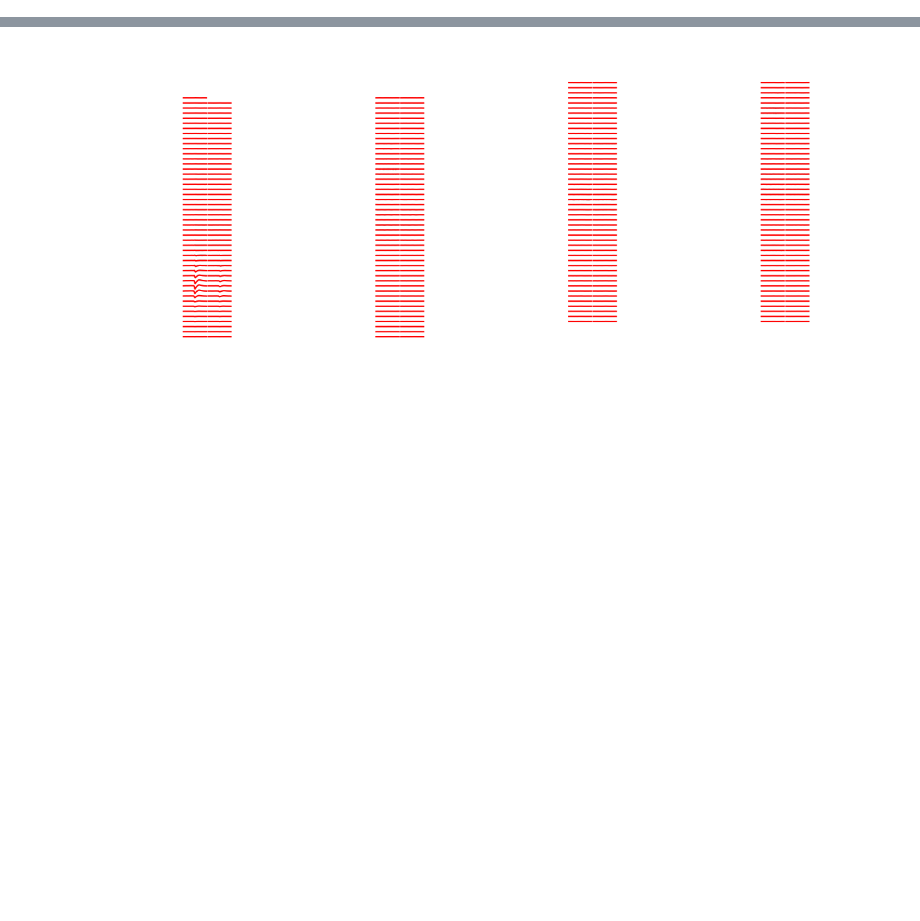
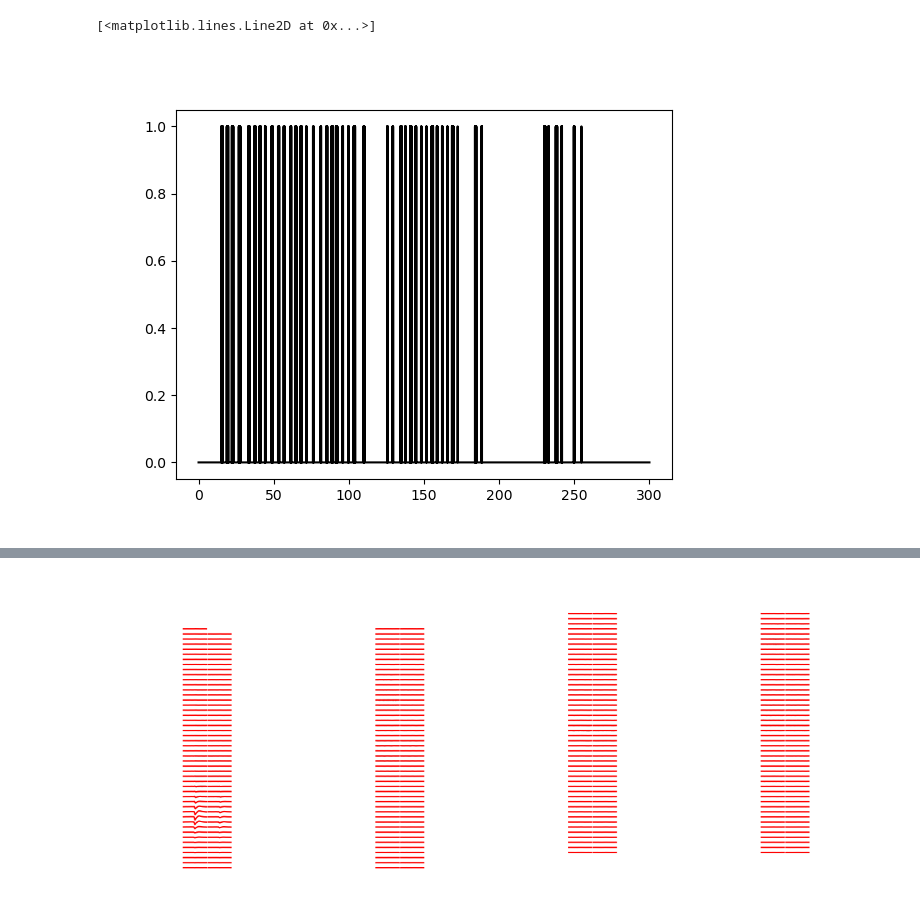
Before and after one commit to rojasgabriel/ephys, a Jupyter notebook: sorting.ipynb, the cells around one changed output, grey strips where cells are left out. Cells and saved outputs as stored; diff of their text form; code cells hidden in the pictures; blank space fills up the shorter version.

Commit message:
WIP: Working on pre-processing nidq data

```diff
--- a/sorting.ipynb
+++ b/sorting.ipynb
@@ -15,0 +38,29 @@ raw_data = RawRecording([binary_path],return_preprocessed=False)
+# %%
+from spks.sync import load_ni_sync_data,interp1d
+sessionpath = Path('/home/data/GRB006/20240429_174359/')
+sync_port = 0 # this is where the SMA of the probe is connected
+
+(nionsets,nioffsets),(nisync,nimeta),(apsyncdata) = load_ni_sync_data(sessionpath=sessionpath)
+aponsets = apsyncdata[0]['file0_sync_onsets'][6] # this should be the same for you, its where the sync is on the probe
+
+corrected_onsets = {} # This is a dictionary with the digital events that were connected to the breakout box.
+for k in nionsets.keys():
+    corrected_onsets[k] = interp1d(nionsets[sync_port],aponsets,fill_value='extrapolate')(nionsets[k]).astype('uint64')
+
+# if you need analog channels those are in "nisync"
+nitime = interp1d(nionsets[sync_port],aponsets,fill_value='extrapolate')(np.arange(len(nisync)))
+
+# everything is in samples, use this sampling rate
+srate = apsyncdata[0]['sampling_rate']
+# %%
+analog_signal = nisync[:, 0]
+threshold = 15000
+digital_signal = (analog_signal > threshold).astype(int)
+
+t = nitime/srate
+idx = t<300 #first # of seconds of the session
+fig = plt.figure()
+plt.plot(t[idx],digital_signal[idx],'k')
+# %% [output]
+[<matplotlib.lines.Line2D at 0x...>]
+[figure, added]
```
Also changed, not shown: parts of 33 cells of this notebook, 1 other file.
